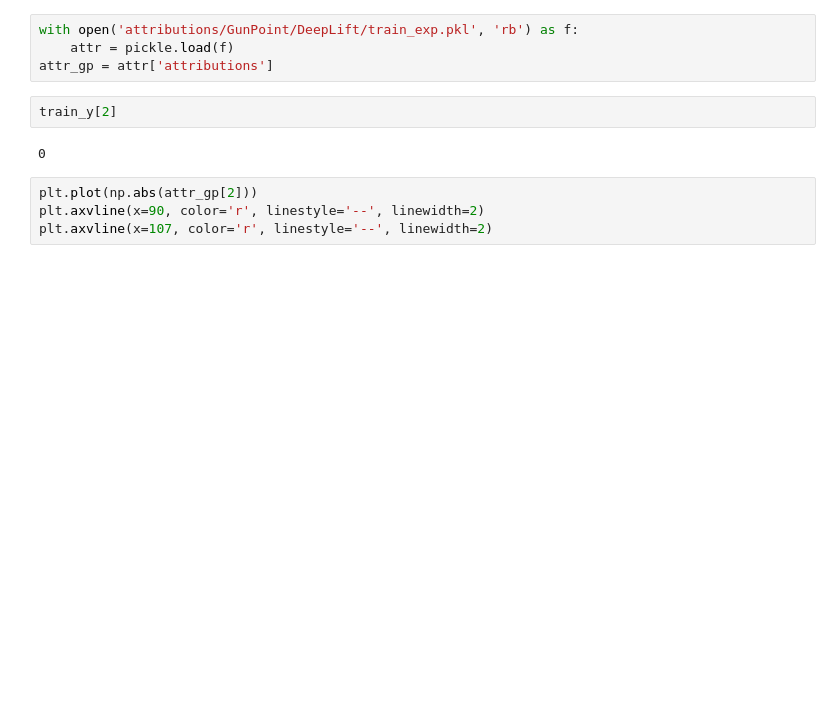
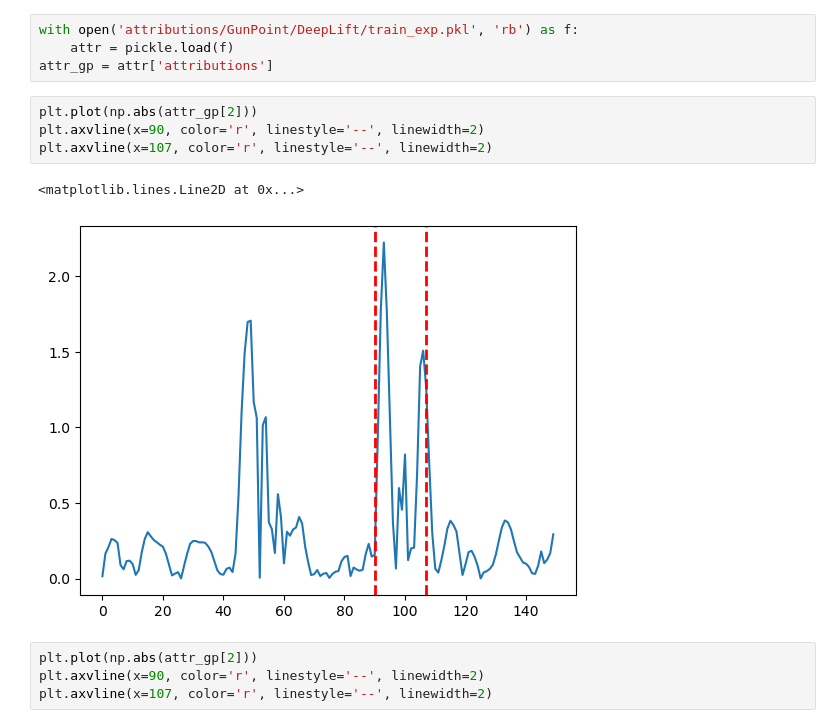
Before and after one commit to LbzSteven/implet, a Jupyter notebook: Highlighted_info.ipynb, the cells around one changed output. Cells and saved outputs as stored; diff of their text form; blank space fills up the shorter version.

```diff
--- a/Highlighted_info.ipynb
+++ b/Highlighted_info.ipynb
@@ -68,9 +65,12 @@ with open('attributions/GunPoint/DeepLift/train_exp.pkl', 'rb') as f:
     attr = pickle.load(f)
 attr_gp = attr['attributions']
 # %%
-train_y[2]
+plt.plot(np.abs(attr_gp[2]))
+plt.axvline(x=90, color='r', linestyle='--', linewidth=2)
+plt.axvline(x=107, color='r', linestyle='--', linewidth=2)
 # %% [output]
-0
+<matplotlib.lines.Line2D at 0x...>
+[figure, added]
 # %%
 plt.plot(np.abs(attr_gp[2]))
 plt.axvline(x=90, color='r', linestyle='--', linewidth=2)
```
Also changed, not shown: parts of 13 cells of this notebook, 18 other files.
